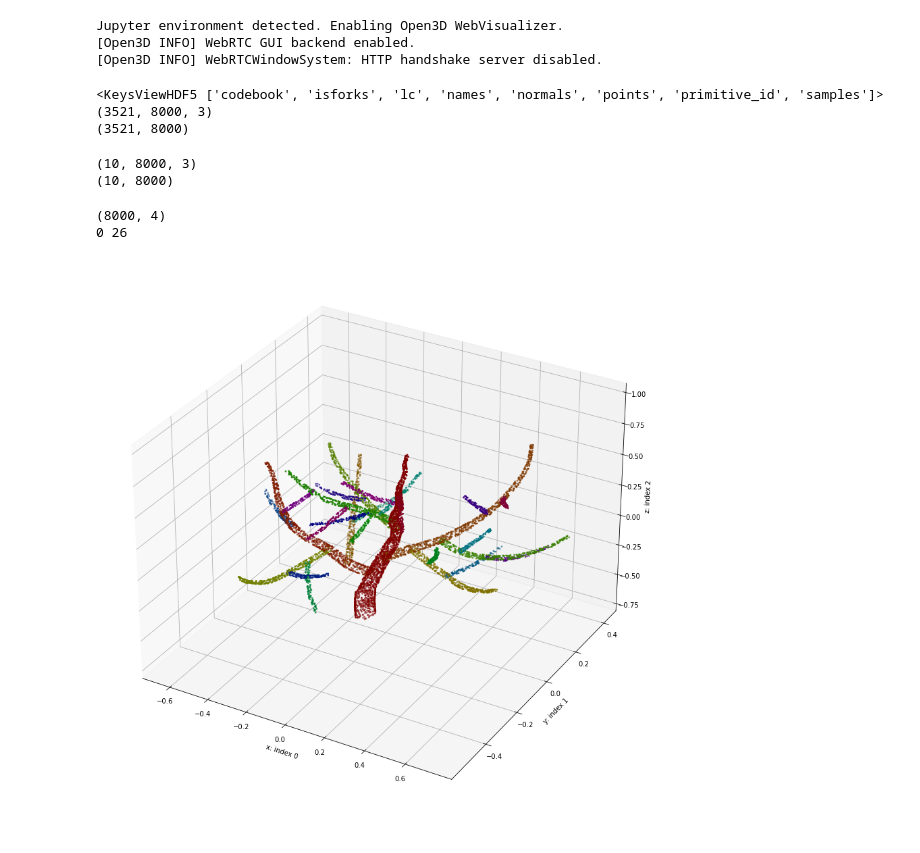
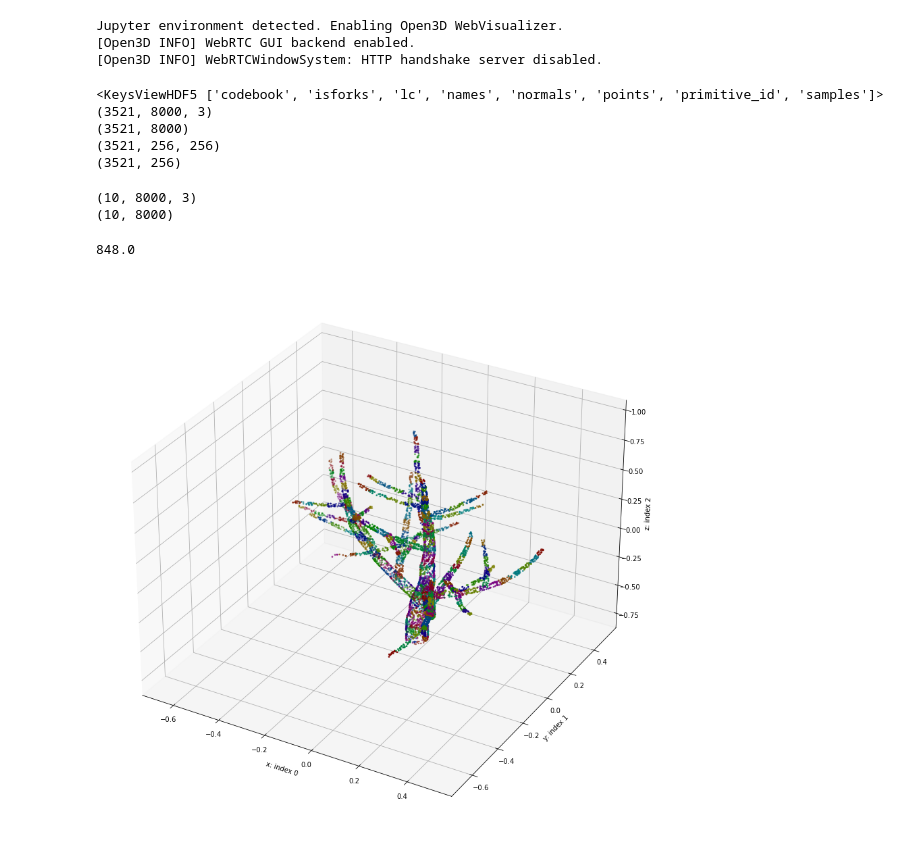
Before and after one commit to ariyanzri/PlantSegNet, a Jupyter notebook: notebooks/visualize_treepartnet_dataset.ipynb, the cells around one changed output. Cells and saved outputs as stored; diff of their text form; code cells hidden in the pictures.

```diff
--- a/notebooks/visualize_treepartnet_dataset.ipynb
+++ b/notebooks/visualize_treepartnet_dataset.ipynb
@@ -16,13 +16,19 @@ Jupyter environment detected. Enabling Open3D WebVisualizer.
 with h5py.File("/space/ariyanzarei/sorghum_segmentation/dataset/TreePartNetData/tree_labeled_train.hdf5") as f:
     print(f.keys())
     points = np.array(f['points'])
-    labels = np.array(f['primitive_id'])
+    labels = np.array(f['lc'])
+    affinity_matrices = np.array(f['codebook'])
+    samples = np.array(f['samples'])
     print(points.shape)
     print(labels.shape)
+    print(affinity_matrices.shape)
+    print(samples.shape)
 # %% [output]
 <KeysViewHDF5 ['codebook', 'isforks', 'lc', 'names', 'normals', 'points', 'primitive_id', 'samples']>
 (3521, 8000, 3)
 (3521, 8000)
+(3521, 256, 256)
+(3521, 256)
 # %%
 dataset = TreePartNetDataset("/space/ariyanzarei/sorghum_segmentation/dataset/TreePartNetData/", "test")
 points, labels = dataset[0:10]
@@ -36,32 +42,32 @@ print(labels.shape)
 # %%
 ind = 3
 p = points[ind]
 label = labels[ind]
+matrix = affinity_matrices[ind]
+
+print(matrix.sum())
 
 rotation_matrix = np.eye(4)
 rotation_matrix[1,1] = 0
 rotation_matrix[1,2] = 1
 rotation_matrix[2,1] = -1
 rotation_matrix[2,2] = 0
 
 new_p = np.matmul(np.hstack((p, np.ones((p.shape[0],1)))), rotation_matrix)
-print(new_p.shape)
 p = new_p
-print(min(label), max(label))
 
 d_colors = distinct_colors(len(list(set(label))))
 colors = np.zeros((label.shape[0],3))
 for i, l in enumerate(list(set(label))):
     colors[label == l, :] = d_colors[i]
 
 fig = plt.figure(figsize=(15,15))
 ax = fig.add_subplot(projection='3d')
 ax.scatter(p[:,0],p[:,1],p[:,2], s=3, c=colors)
 ax.set_xlabel("x: index 0")
 ax.set_ylabel("y: index 1")
 ax.set_zlabel("z: index 2")
 plt.show()
 # %% [output]
-(8000, 4)
-0 26
+848.0
-[figure, old version]
+[figure, new version]
```
Also changed, not shown: 5 other files.
